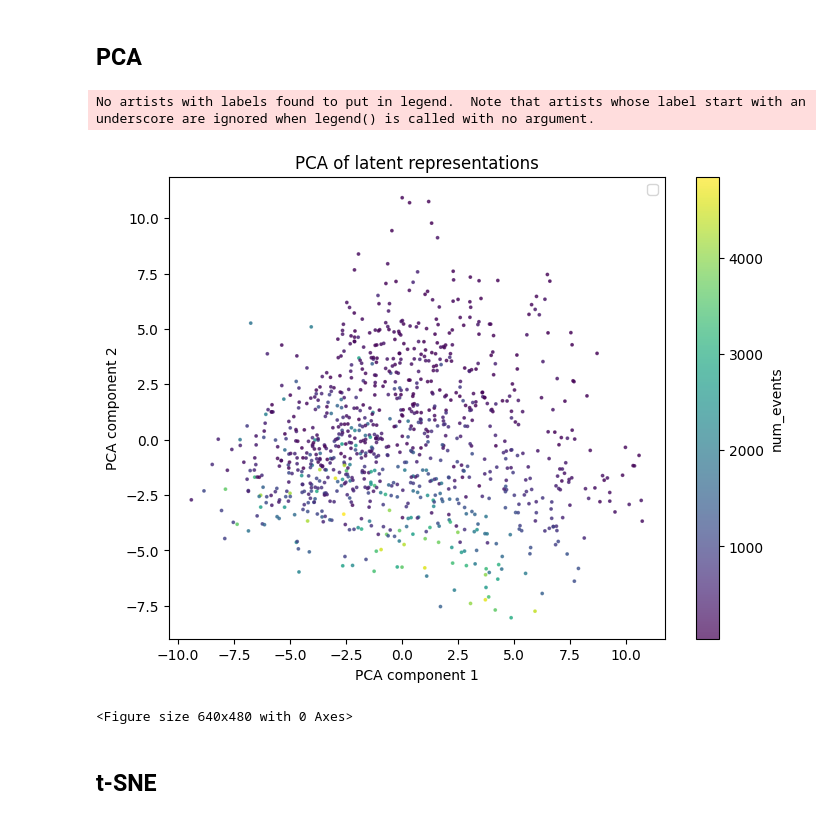
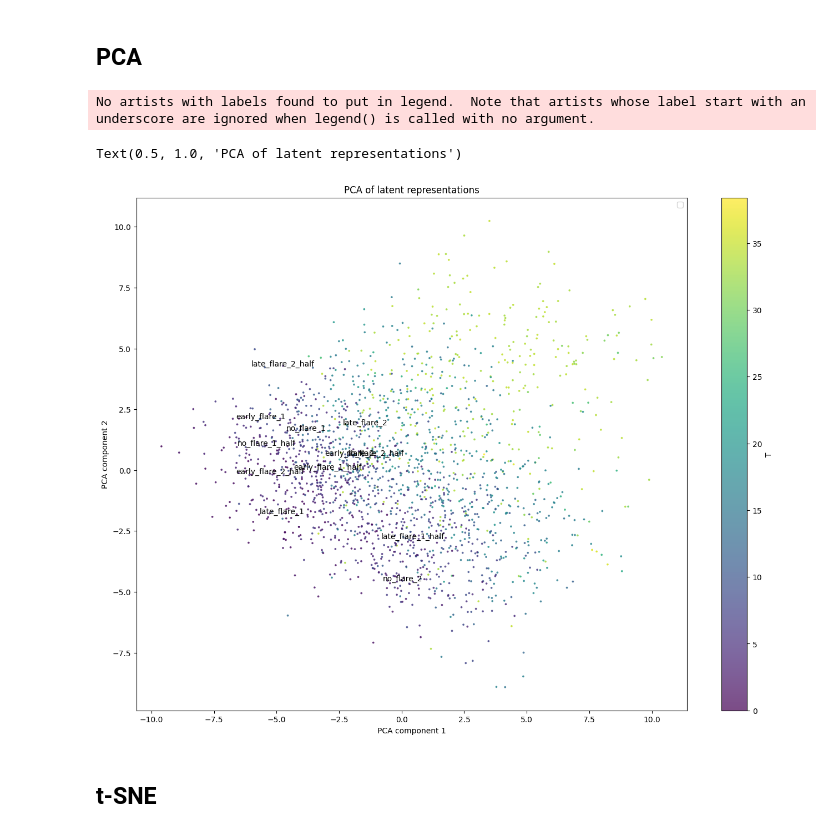
Before and after one commit to villrv/ppae, a Jupyter notebook: chandra_visualization.ipynb, the cells around one changed output. Saved outputs shown, nothing was run; the diff lists cells and outputs as text; code cells hidden in the pictures.

```diff
--- a/chandra_visualization.ipynb
+++ b/chandra_visualization.ipynb
@@ -31,6 +31,7 @@ for key in list(d.keys()):
     event_class = d[key][0]
     event_list = d[key][1]
     length = len(event_list)
+    event_list[:,0] = event_list[:,0] - min(event_list[:,0])
     T = max(event_list[:,0]) - min(event_list[:,0])
     if length > length_threshold or T > T_threshold:
         continue
@@ -38,9 +39,5 @@ for key in list(d.keys()):
         lengths.append(length)
         Ts.append(T)
         data_lst.append({'class':event_class,'event_list':event_list})
-
-B = 16
-data = RealEventsDataset(data_lst,t_scale=t_scale)
-loader = DataLoader(data, batch_size=B, shuffle=True, num_workers=4, collate_fn=padding_collate_fn)
 lengths = np.array(lengths)
 Ts = np.array(Ts)
@@ -55,0 +44,9 @@ Ts = np.array(Ts)
+# %%
+# append another class, containing all halved event lists
+N = len(data_lst)
+for n in range(N):
+    times = data_lst[n]['event_list']
+    event_class = data_lst[n]['class']
+    T = max(times[:,0])
+    indices = times[:,0] < T / 2
+    data_lst.append({'class':event_class+2,'event_list':times[indices,:]})
@@ -90,7 +119,7 @@ collated_outputs['num_events_per'] = collated_outputs['num_events'] / collated_o
 # %% [markdown]
 ## PCA
 # %%
-metric = 'num_events'
+metric = 'T'
 
 # Continuous metric
 ##### PCA
@@ -99,43 +128,57 @@ pca = PCA(n_components=2)
 z = collated_outputs['latent']
 embedding = pca.fit_transform(z)
 
-plt.figure(figsize=(8, 6))
+plt.figure(figsize=(16,12))
 scatter = plt.scatter(embedding[:, 0], embedding[:, 1], c=collated_outputs[metric], cmap='viridis', alpha=0.7,
             marker='o',s=3, vmin=min(collated_outputs[metric]), vmax=max(collated_outputs[metric]))
 plt.colorbar(scatter, label=metric)
+
+special_labels = {'late_flare_1':22,
+                 'late_flare_2':20,
+                  'early_flare_1':16,
+                  'early_flare_2':19,
+                 'no_flare_1':612,
+                 'no_flare_2':614,
+                 'late_flare_1_half':22+N,
+                 'late_flare_2_half':20+N,
+                  'early_flare_1_half':16+N,
+                  'early_flare_2_half':19+N,
+                 'no_flare_1_half':612+N,
+                 'no_flare_2_half':614+N,}
+for k, v in special_labels.items():
+    x, y = embedding[v, :]  # 15th point (indexing starts from 0)
+    plt.annotate(k, (x, y), textcoords="offset points", xytext=(0,0), ha='center')
 
 plt.xlabel('PCA component 1')
 plt.ylabel('PCA component 2')
 plt.legend(loc='best')
 plt.title('PCA of latent representations')
-plt.show()
-plt.savefig(f'../plots/PCA_{metric}.png')
+# plt.savefig(f'../plots/PCA_{metric}.png')
 
 
 # pca = PCA(n_components=2)
 # z = collated_outputs['latent']
 # embedding = pca.fit_transform(z)
 
 # # Define binary color map
 # colors = ['red', 'blue']  # Choose colors that suit your preference
 # labels = ['Group 0', 'Group 1']  # Replace with meaningful group names
 
 # plt.figure(figsize=(8, 6))
 # for group in [0, 1]:
 #     idx = (collated_outputs[metric] == group)
 #     plt.scatter(embedding[idx, 0], embedding[idx, 1], c=colors[group], label=labels[group],
 #                 alpha=0.7, marker='o', s=3)
 
 # plt.xlabel('PCA component 1')
 # plt.ylabel('PCA component 2')
 # plt.legend(loc='best')
 # plt.title('PCA of latent representations')
-# plt.show()
 # plt.savefig(f'../plots/PCA_{metric}.png')
 # %% [output]
 No artists with labels found to put in legend.  Note that artists whose label start with an underscore are ignored when legend() is called with no argument.
+Text(0.5, 1.0, 'PCA of latent representations')
-[figure, old version]
+[figure, new version]
-<Figure size 640x480 with 0 Axes>
 # %% [markdown]
 ## t-SNE
 # %%
```
Also changed, not shown: parts of 6 cells of this notebook, 49 other files.
